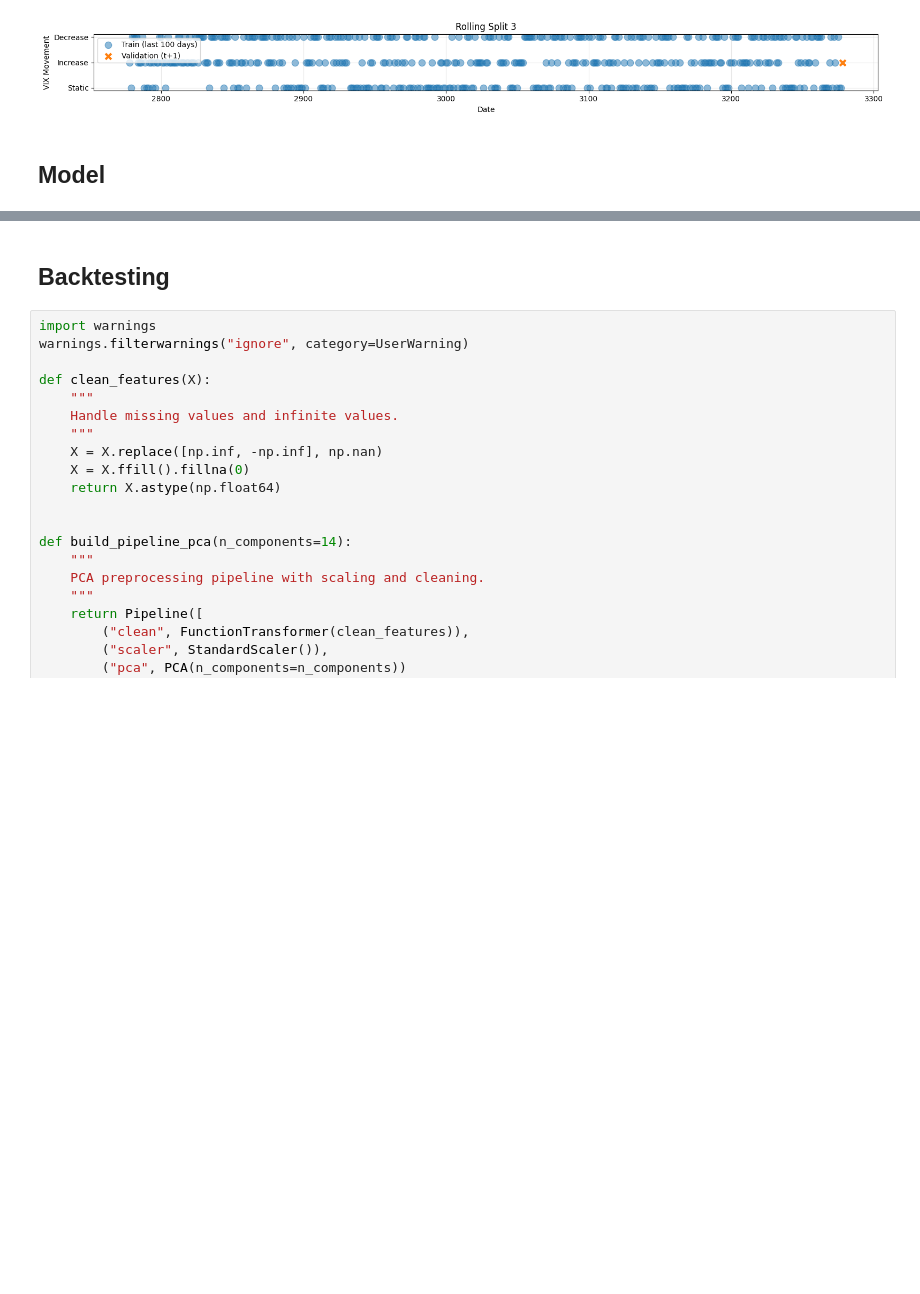
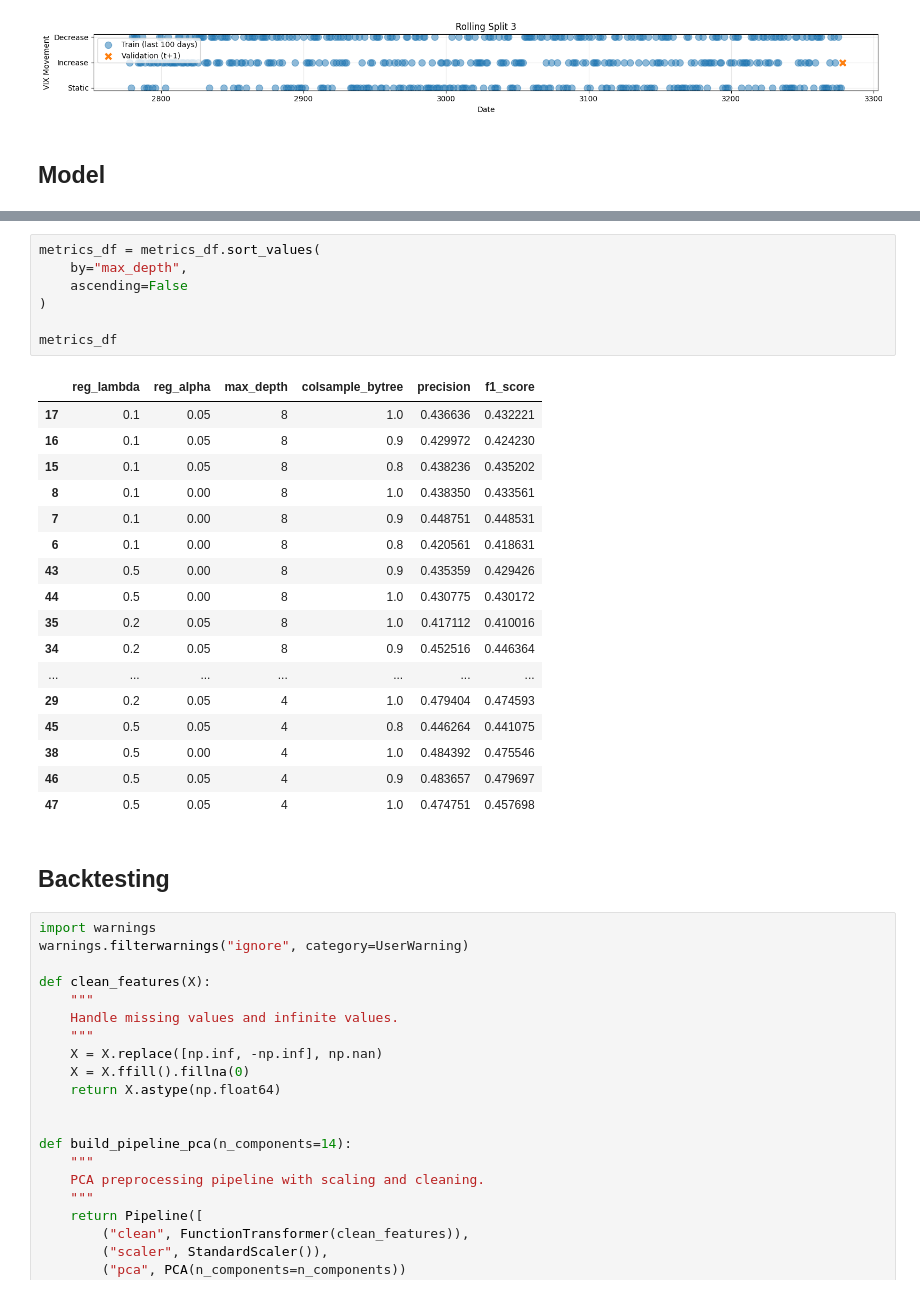
Before and after one commit to AFAcoding/Hierarchical-Regime-Aware-Stacked-Ensemble-for-Intra-day-VIX-Dynamics, a Jupyter notebook: LGBM.ipynb, the cells around one changed output, grey strips where cells are left out. Drawn from its saved outputs; the diff is of its cells as text; blank space fills up the shorter version.

```diff
--- a/LGBM.ipynb
+++ b/LGBM.ipynb
@@ -453,3 +368,28 @@ print("Mean precision across all splits:", precision_mean)
+# %%
+metrics_df = metrics_df.sort_values(
+    by="max_depth",
+    ascending=False
+)
+
+metrics_df
+# %% [output]
+|  | reg_lambda | reg_alpha | max_depth | colsample_bytree | precision | f1_score |
+| 17 | 0.1 | 0.05 | 8 | 1.0 | 0.436636 | 0.432221 |
+| 16 | 0.1 | 0.05 | 8 | 0.9 | 0.429972 | 0.424230 |
+| 15 | 0.1 | 0.05 | 8 | 0.8 | 0.438236 | 0.435202 |
+| 8 | 0.1 | 0.00 | 8 | 1.0 | 0.438350 | 0.433561 |
+| 7 | 0.1 | 0.00 | 8 | 0.9 | 0.448751 | 0.448531 |
+| 6 | 0.1 | 0.00 | 8 | 0.8 | 0.420561 | 0.418631 |
+| 43 | 0.5 | 0.00 | 8 | 0.9 | 0.435359 | 0.429426 |
+| 44 | 0.5 | 0.00 | 8 | 1.0 | 0.430775 | 0.430172 |
+| 35 | 0.2 | 0.05 | 8 | 1.0 | 0.417112 | 0.410016 |
+| 34 | 0.2 | 0.05 | 8 | 0.9 | 0.452516 | 0.446364 |
+| ... | ... | ... | ... | ... | ... | ... |
+| 29 | 0.2 | 0.05 | 4 | 1.0 | 0.479404 | 0.474593 |
+| 45 | 0.5 | 0.05 | 4 | 0.8 | 0.446264 | 0.441075 |
+| 38 | 0.5 | 0.00 | 4 | 1.0 | 0.484392 | 0.475546 |
+| 46 | 0.5 | 0.05 | 4 | 0.9 | 0.483657 | 0.479697 |
+| 47 | 0.5 | 0.05 | 4 | 1.0 | 0.474751 | 0.457698 |
 # %% [markdown]
 ## Backtesting
 # %%
```
Also changed, not shown: parts of 13 cells of this notebook.
